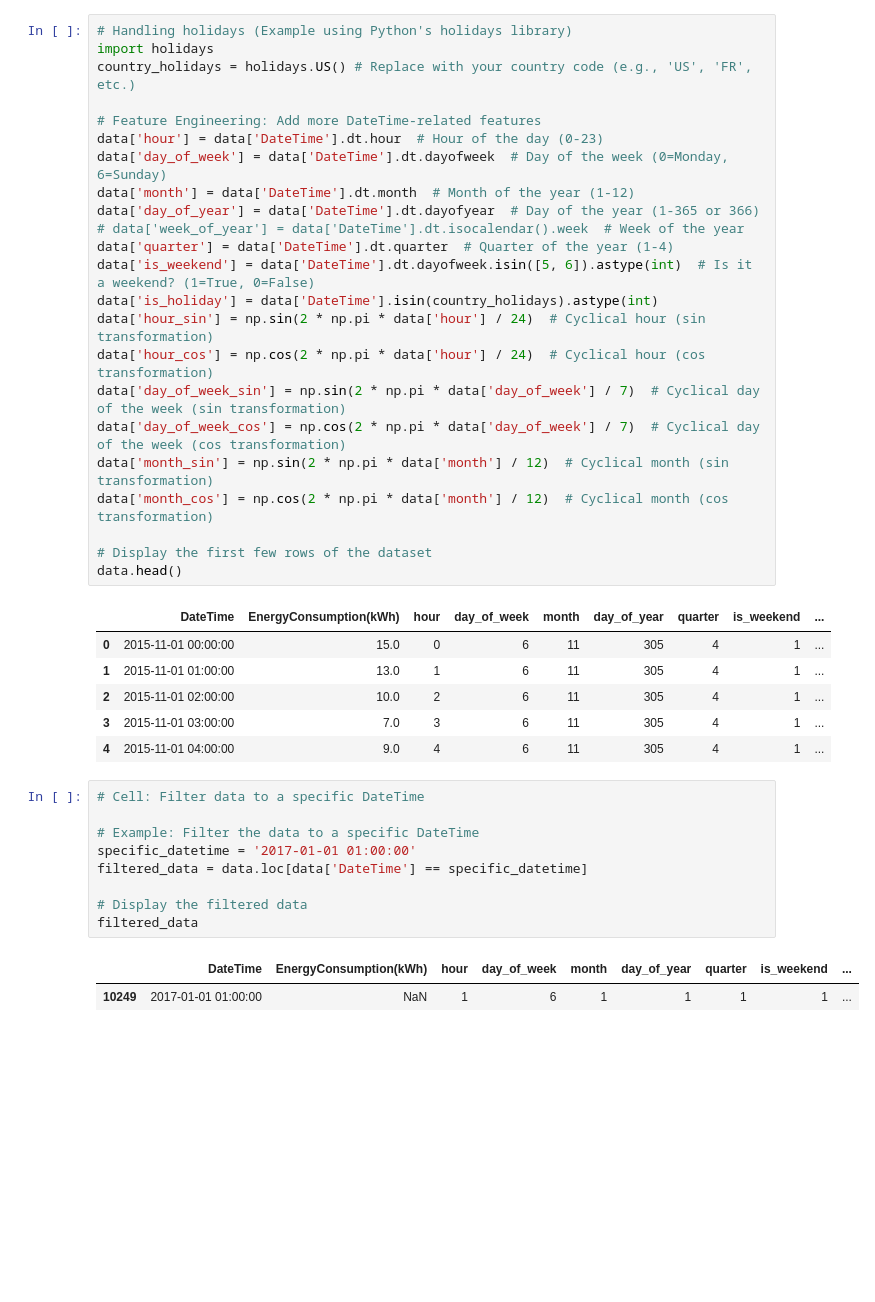
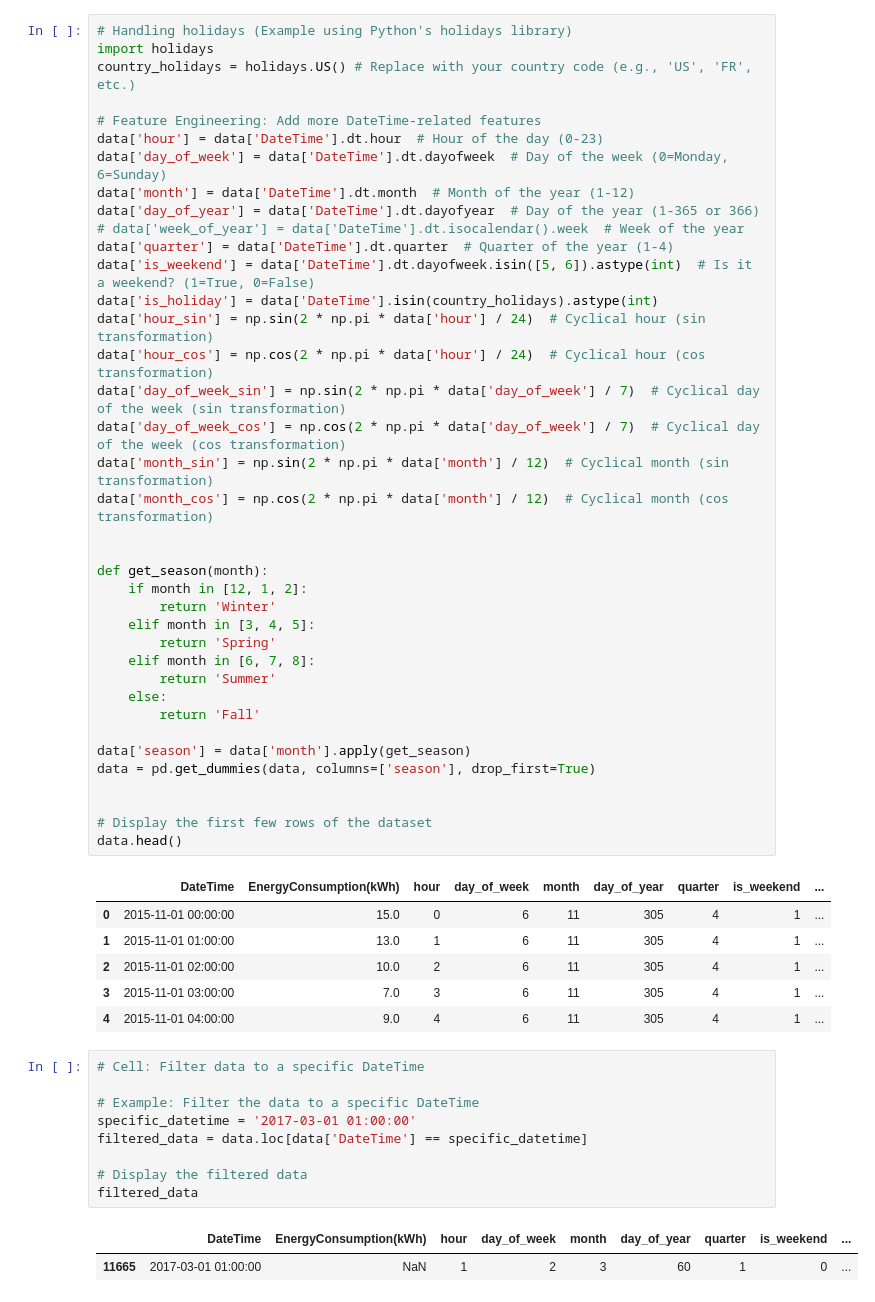
Before and after one commit to Adel2411/energy-consumption-prediction, a Jupyter notebook: prophet_model.ipynb, the cells around one changed output. Saved outputs shown, nothing was run; the diff lists cells and outputs as text; blank space fills up the shorter version.

```diff
--- a/prophet_model.ipynb
+++ b/prophet_model.ipynb
@@ -56,6 +56,21 @@ data['day_of_week_cos'] = np.cos(2 * np.pi * data['day_of_week'] / 7)  # Cyclica
 data['month_sin'] = np.sin(2 * np.pi * data['month'] / 12)  # Cyclical month (sin transformation)
 data['month_cos'] = np.cos(2 * np.pi * data['month'] / 12)  # Cyclical month (cos transformation)
 
+
+def get_season(month):
+    if month in [12, 1, 2]:
+        return 'Winter'
+    elif month in [3, 4, 5]:
+        return 'Spring'
+    elif month in [6, 7, 8]:
+        return 'Summer'
+    else:
+        return 'Fall'
+
+data['season'] = data['month'].apply(get_season)
+data = pd.get_dummies(data, columns=['season'], drop_first=True)
+
+
 # Display the first few rows of the dataset
 data.head()
 # %% [output]
@@ -68,15 +83,15 @@ data.head()
 # %%
 # Cell: Filter data to a specific DateTime
 
 # Example: Filter the data to a specific DateTime
-specific_datetime = '2017-01-01 01:00:00'
+specific_datetime = '2017-03-01 01:00:00'
 filtered_data = data.loc[data['DateTime'] == specific_datetime]
 
 # Display the filtered data
 filtered_data
 # %% [output]
 |  | DateTime | EnergyConsumption(kWh) | hour | day_of_week | month | day_of_year | quarter | is_weekend | ... |
-| 10249 | 2017-01-01 01:00:00 | NaN | 1 | 6 | 1 | 1 | 1 | 1 | ... |
+| 11665 | 2017-03-01 01:00:00 | NaN | 1 | 2 | 3 | 60 | 1 | 0 | ... |
 # %%
 # Preprocess the data for Prophet
 # Rename columns to 'ds' for DateTime and 'y' for the target variable
```
Also changed, not shown: parts of 5 cells of this notebook, 4 other files.
